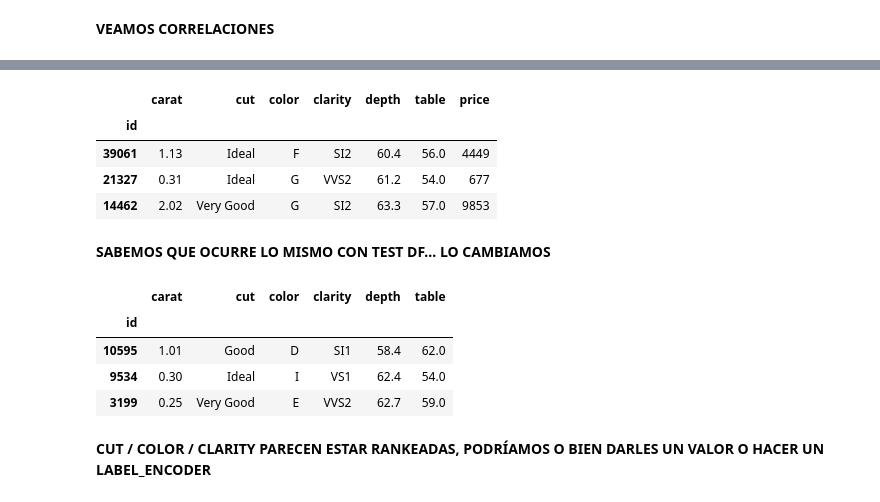
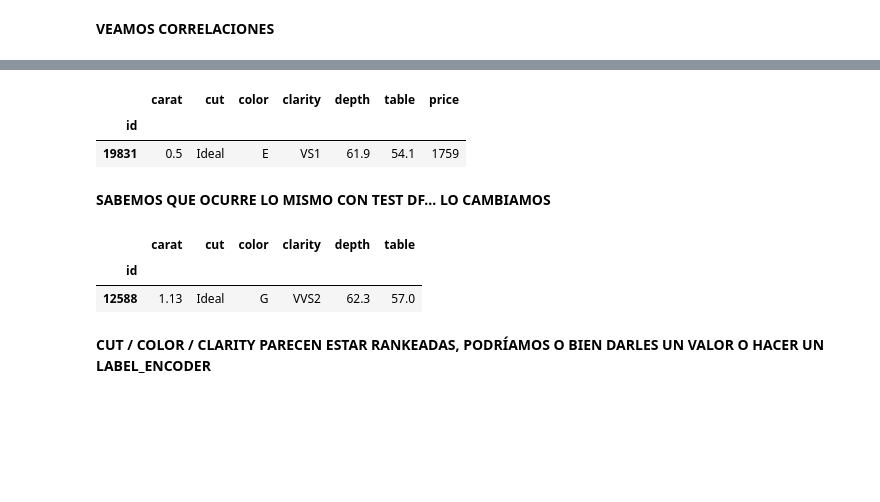
Before and after one commit to juanvpa/Diamond_price_prediction, a Jupyter notebook: Notebooks/Cleaning.ipynb, the cells around one changed output, grey strips where cells are left out. Cells and saved outputs as stored; diff of their text form; code cells hidden in the pictures; blank space fills up the shorter version.

```diff
--- a/Notebooks/Cleaning.ipynb
+++ b/Notebooks/Cleaning.ipynb
@@ -153,23 +153,19 @@ sns.heatmap(x,
 # %%
 df_train.drop(['x', 'y', 'z'], axis = 1, inplace=True)
-df_train.sample(3)
+df_train.sample(1)
 # %% [output]
 |  | carat | cut | color | clarity | depth | table | price |
 | id |  |  |  |  |  |  |  |
-| 39061 | 1.13 | Ideal | F | SI2 | 60.4 | 56.0 | 4449 |
-| 21327 | 0.31 | Ideal | G | VVS2 | 61.2 | 54.0 | 677 |
-| 14462 | 2.02 | Very Good | G | SI2 | 63.3 | 57.0 | 9853 |
+| 19831 | 0.5 | Ideal | E | VS1 | 61.9 | 54.1 | 1759 |
 # %% [markdown]
 **SABEMOS QUE OCURRE LO MISMO CON TEST DF... LO CAMBIAMOS**
 # %%
 df_test.drop(['x', 'y', 'z'], axis = 1, inplace=True)
-df_test.sample(3)
+df_test.sample(1)
 # %% [output]
 |  | carat | cut | color | clarity | depth | table |
 | id |  |  |  |  |  |  |
-| 10595 | 1.01 | Good | D | SI1 | 58.4 | 62.0 |
-| 9534 | 0.30 | Ideal | I | VS1 | 62.4 | 54.0 |
-| 3199 | 0.25 | Very Good | E | VVS2 | 62.7 | 59.0 |
+| 12588 | 1.13 | Ideal | G | VVS2 | 62.3 | 57.0 |
 # %% [markdown]
 **CUT / COLOR / CLARITY PARECEN ESTAR RANKEADAS, PODRÍAMOS O BIEN DARLES UN VALOR O HACER UN LABEL_ENCODER**
 # %% [markdown]
```
Also changed, not shown: parts of 13 cells of this notebook, 5 other files.
